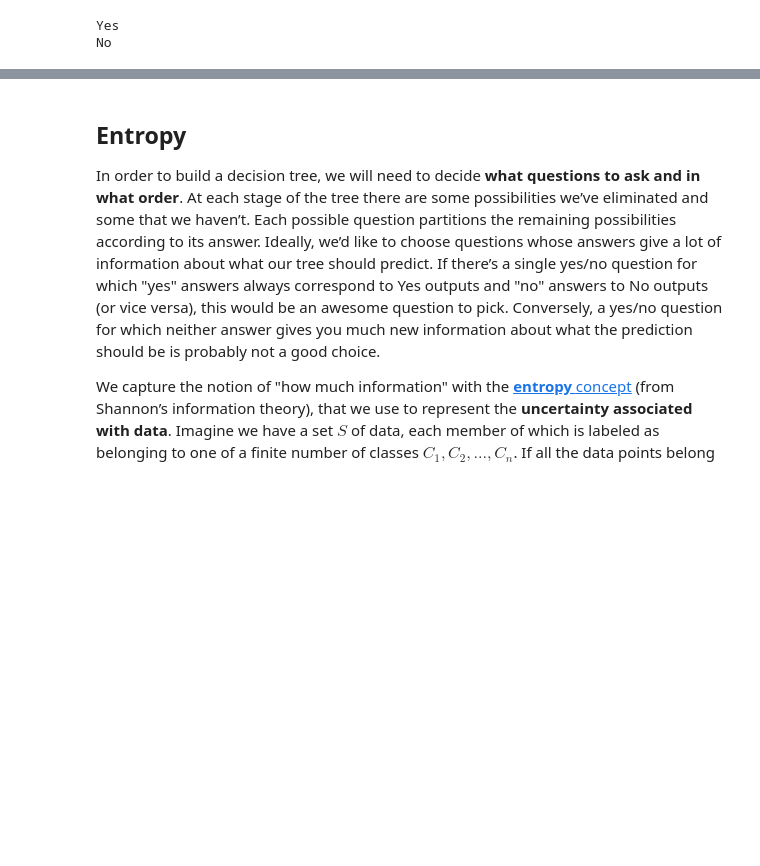
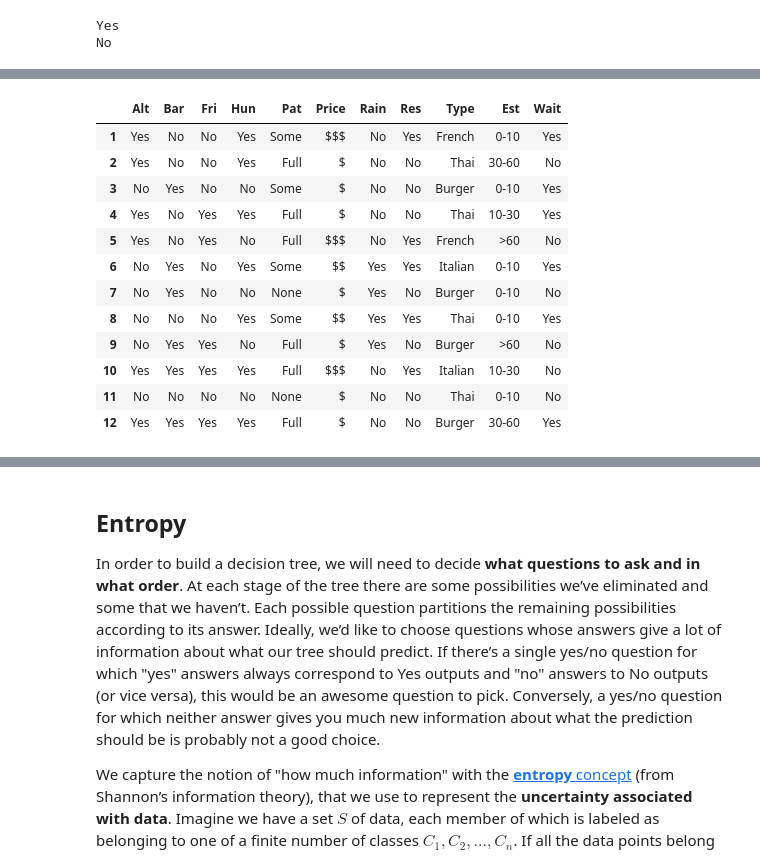
Before and after one commit to ethangillett/machine-learning_riccardoberta, a Jupyter notebook: 02-supervised-learning/02-decision-trees.ipynb, the cells around one changed output, grey strips where cells are left out. Saved outputs shown, nothing was run; the diff lists cells and outputs as text; code cells hidden in the pictures; blank space fills up the shorter version.

```diff
--- a/02-supervised-learning/02-decision-trees.ipynb
+++ b/02-supervised-learning/02-decision-trees.ipynb
@@ -64,0 +128,20 @@ No
+# %%
+import pandas as pd
+
+data_set = pd.read_csv('data/restaurant.csv')
+data_set.index += 1
+data_set.head(12)
+# %% [output]
+|  | Alt | Bar | Fri | Hun | Pat | Price | Rain | Res | Type | Est | Wait |
+| 1 | Yes | No | No | Yes | Some | $$$ | No | Yes | French | 0-10 | Yes |
+| 2 | Yes | No | No | Yes | Full | $ | No | No | Thai | 30-60 | No |
+| 3 | No | Yes | No | No | Some | $ | No | No | Burger | 0-10 | Yes |
+| 4 | Yes | No | Yes | Yes | Full | $ | No | No | Thai | 10-30 | Yes |
+| 5 | Yes | No | Yes | No | Full | $$$ | No | Yes | French | >60 | No |
+| 6 | No | Yes | No | Yes | Some | $$ | Yes | Yes | Italian | 0-10 | Yes |
+| 7 | No | Yes | No | No | None | $ | Yes | No | Burger | 0-10 | No |
+| 8 | No | No | No | Yes | Some | $$ | Yes | Yes | Thai | 0-10 | Yes |
+| 9 | No | Yes | Yes | No | Full | $ | Yes | No | Burger | >60 | No |
+| 10 | Yes | Yes | Yes | Yes | Full | $$$ | No | Yes | Italian | 10-30 | No |
+| 11 | No | No | No | No | None | $ | No | No | Thai | 0-10 | No |
+| 12 | Yes | Yes | Yes | Yes | Full | $ | No | No | Burger | 30-60 | Yes |
```
Also changed, not shown: parts of 27 cells of this notebook, 3 other files.
